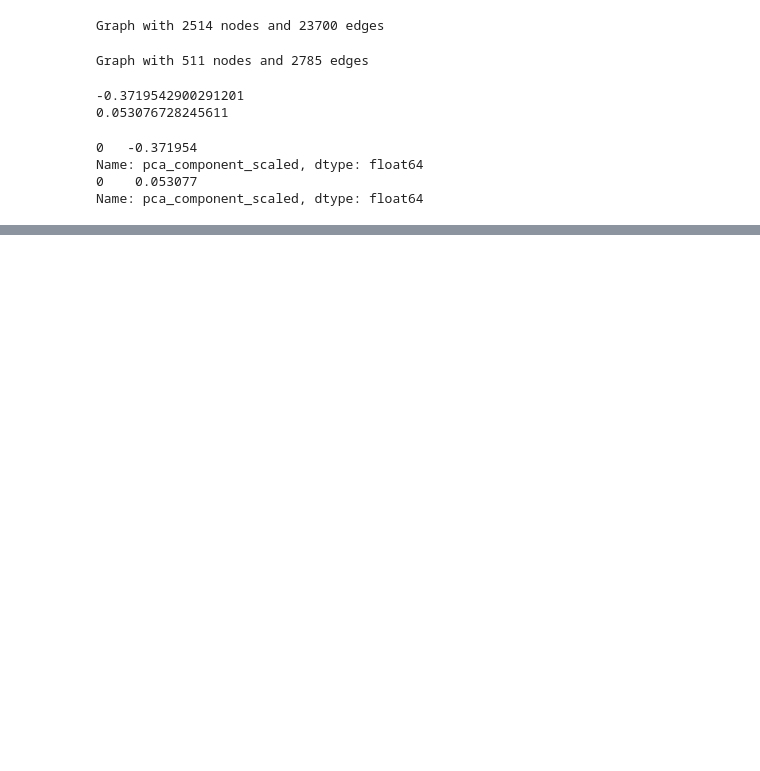
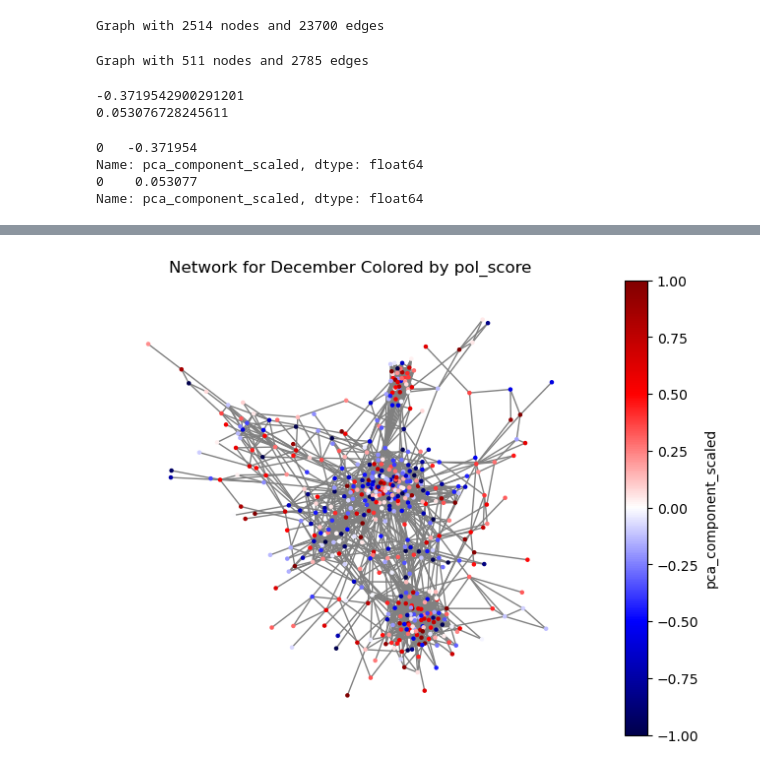
Before and after one commit to b0psheva27/BSc_project_polarization, a Jupyter notebook: notebooks/09_analysis.ipynb, the cells around one changed output, grey strips where cells are left out. Cells and saved outputs as stored; diff of their text form; code cells hidden in the pictures; blank space fills up the shorter version.

```diff
--- a/notebooks/09_analysis.ipynb
+++ b/notebooks/09_analysis.ipynb
@@ -71,0 +120,27 @@ Name: pca_component_scaled, dtype: float64
+# %%
+from matplotlib.cm import ScalarMappable
+
+# Get the pol_score values for all nodes (default to 0 if missing)
+values = [G_dec.nodes[n].get("pca_component_scaled", 0) for n in G_dec.nodes]
+
+fig, ax = plt.subplots(figsize=(8, 6))
+
+# Plot
+pos = nx.spring_layout(G_dec, seed=42)  # Or any other layout
+nx.draw(
+    G_dec, pos,
+    node_color=values,
+    cmap=plt.cm.seismic,   # Red-white-blue colormap
+    edge_color='gray',
+    node_size=5,
+    ax = ax
+)
+
+sm = ScalarMappable(cmap=plt.cm.seismic)
+sm.set_array(values)
+cbar = plt.colorbar(sm, ax=ax)
+cbar.set_label("pca_component_scaled")
+plt.title("Network for December Colored by pol_score")
+plt.show()
+# %% [output]
+[figure, added]
```
Also changed, not shown: parts of 10 cells of this notebook.
